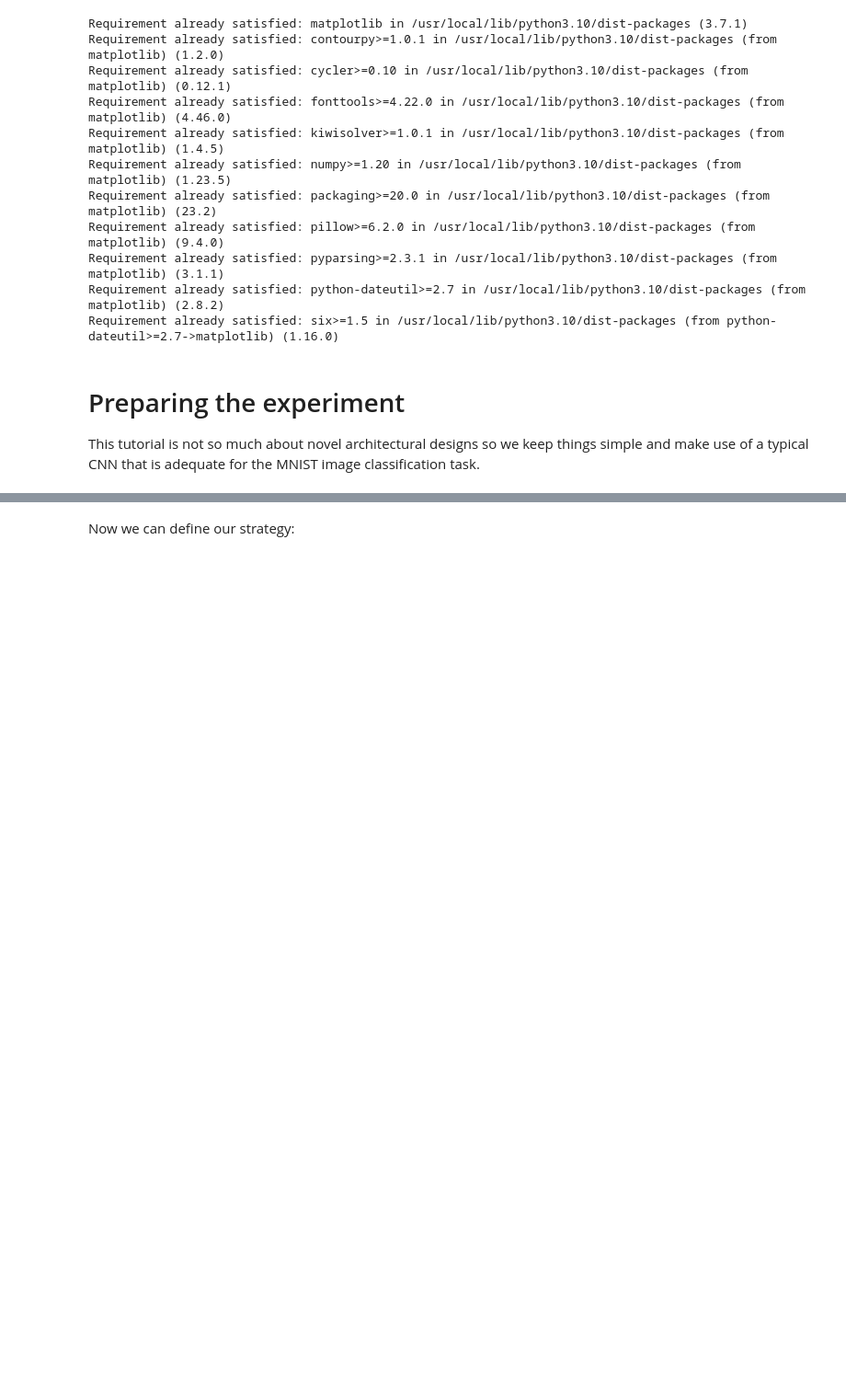
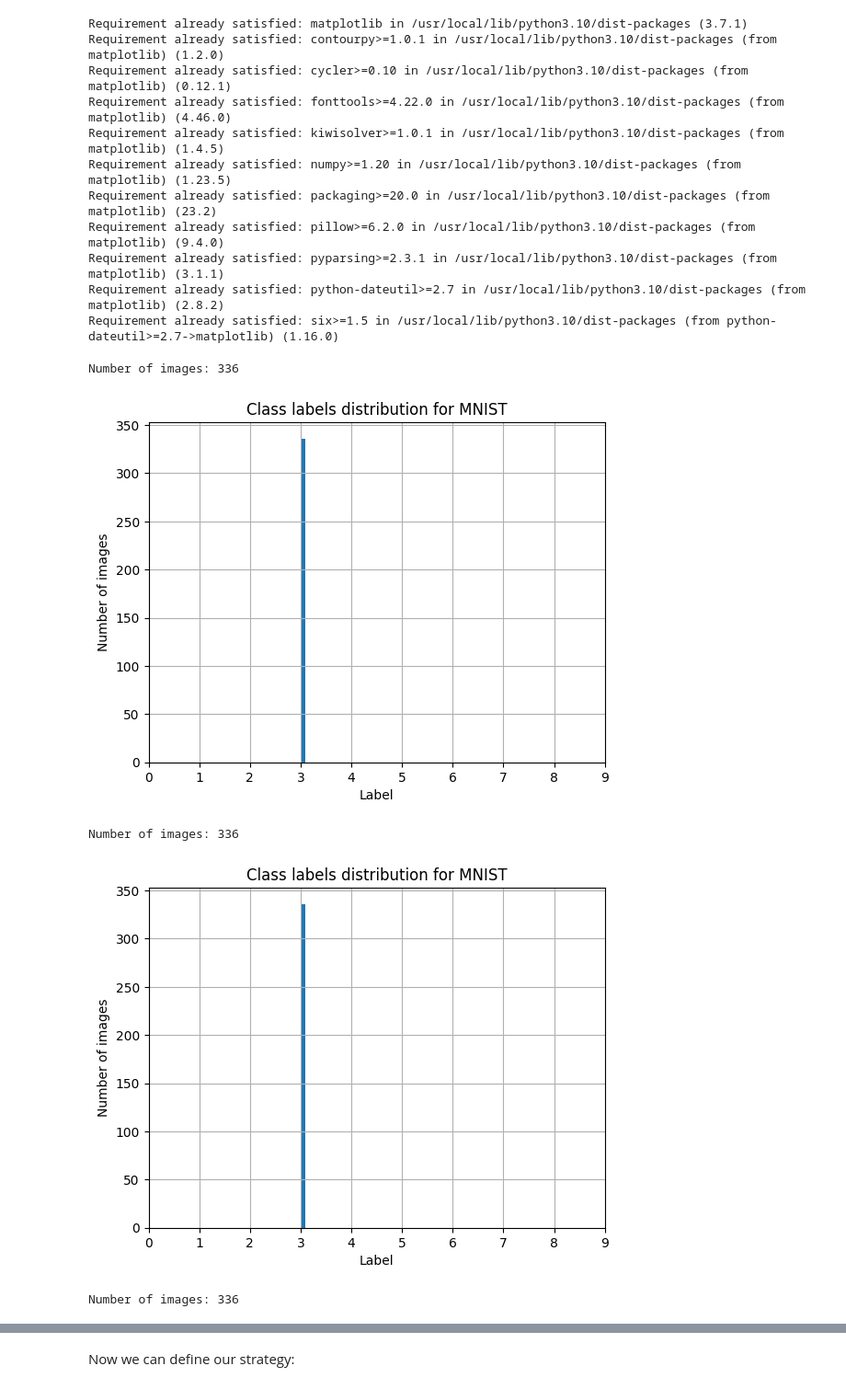
Before and after one commit to longchung2002/FLOWER-framework-simulation-poisonGAN, a Jupyter notebook: sim_v0_7.ipynb, the cells around one changed output, grey strips where cells are left out. Shown at 92% size. Cells and saved outputs as stored; diff of their text form; code cells hidden in the pictures; blank space fills up the shorter version.

```diff
--- a/sim_v0_7.ipynb
+++ b/sim_v0_7.ipynb
@@ -53,7 +44,3 @@ Requirement already satisfied: pillow>=6.2.0 in /usr/local/lib/python3.10/dist-p
 Requirement already satisfied: pyparsing>=2.3.1 in /usr/local/lib/python3.10/dist-packages (from matplotlib) (3.1.1)
 Requirement already satisfied: python-dateutil>=2.7 in /usr/local/lib/python3.10/dist-packages (from matplotlib) (2.8.2)
 Requirement already satisfied: six>=1.5 in /usr/local/lib/python3.10/dist-packages (from python-dateutil>=2.7->matplotlib) (1.16.0)
-# %% [markdown]
-# Preparing the experiment
-
-This tutorial is not so much about novel architectural designs so we keep things simple and make use of a typical CNN that is adequate for the MNIST image classification task.
@@ -59,0 +111,8 @@ This tutorial is not so much about novel architectural designs so we keep things
+# %%
+visualise_histogram(testloader, [9, 10, 11])
+# %% [output]
+Number of images: 336
+[figure, added]
+Number of images: 336
+[figure, added]
+Number of images: 336
```
Also changed, not shown: parts of 18 cells of this notebook.
